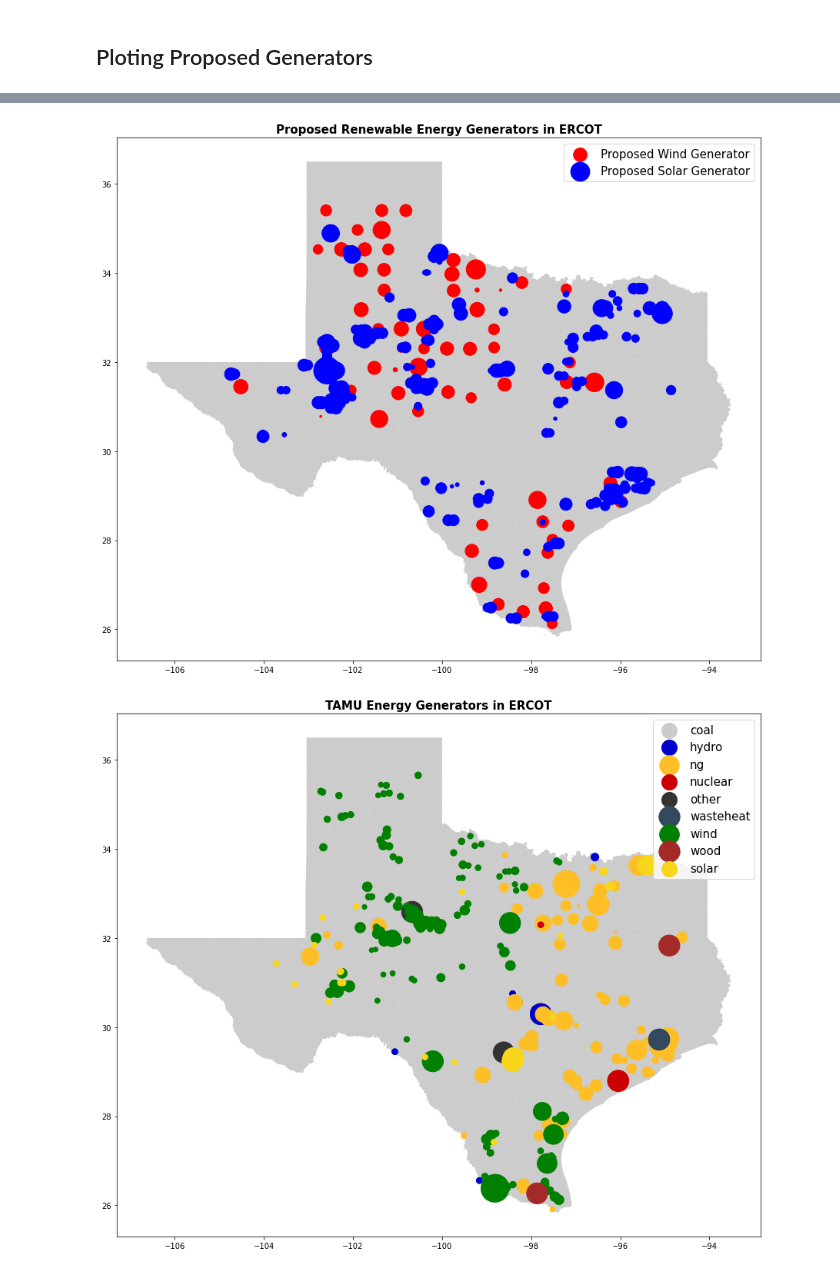
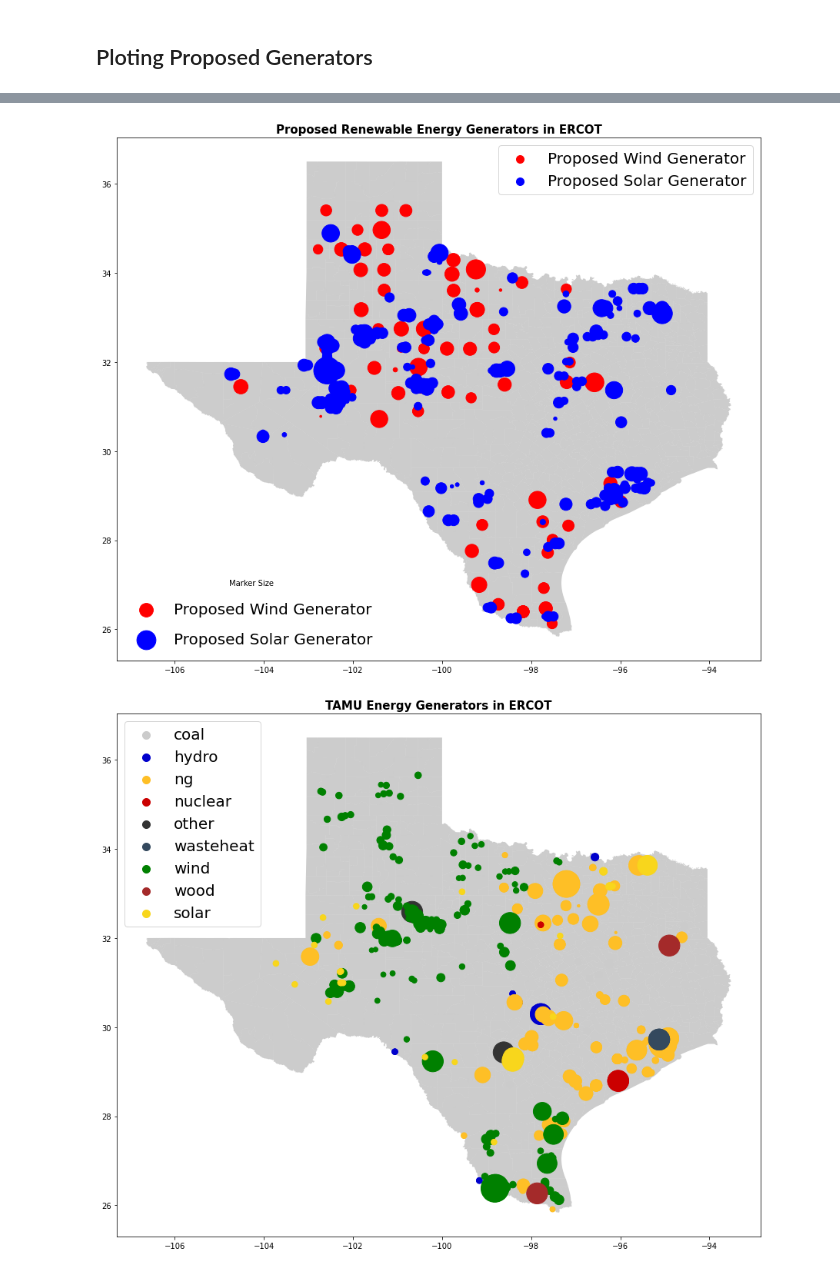
Before and after one commit to alberlin232/ML-Energy-Capstone, a Jupyter notebook: ERCOT/Capacity and Location.ipynb, the cells around one changed output, grey strips where cells are left out. Cells and saved outputs as stored; diff of their text form; code cells hidden in the pictures.

Commit message:
Added Marker size scale

```diff
--- a/ERCOT/Capacity and Location.ipynb
+++ b/ERCOT/Capacity and Location.ipynb
@@ -93,6 +93,9 @@ plt.title('Existing Renewable Energy Generators in ERCOT', fontsize=15,fontweigh
 
 
 #geo_wind_real['geometry'].plot(ax = ax, markersize = 20, color = "blue", marker="o", label= "Existing Wind Generator")
-plt.legend(prop={'size':15})
+#plt.legend(prop={'size':15})
+lgnd = plt.legend(scatterpoints=1, fontsize=20)
+for handle in lgnd.legendHandles:
+    handle.set_sizes([100.0])
 plt.show()
 # %% [output]
@@ -117,10 +130,24 @@ geo_solar_pro.plot(ax=ax, marker='o', color='blue', markersize=geo_solar_pro['AC
 plt.title('Proposed Renewable Energy Generators in ERCOT', fontsize=15,fontweight='bold')
 
 #geo_wind_real['geometry'].plot(ax = ax, markersize = 20, color = "blue", marker="o", label= "Existing Wind Generator")
-plt.legend(prop={'size':15})
+#plt.legend(prop={'size':15})
+lgnd = plt.legend(scatterpoints=1, fontsize=20)
+for handle in lgnd.legendHandles:
+    handle.set_sizes([100.0])
+
+ax.add_artist(lgnd)
+
+for area in [10, 100, 500, 1000]:
+    plt.plot([], [], markersize=area,)
+plt.legend(loc='lower left',scatterpoints=1, frameon=False, labelspacing=1, fontsize = 20)
+#from matplotlib.legend import Legend
+#leg = Legend(ax, scatterpoints=1,
+             #loc='lower right', frameon=False)
+#ax.add_artist(leg);
+
 plt.show()
 # %% [output]
-[figure, old version]
+[figure, new version]
 # %%
 geometry4 = [Point(xy) for xy in zip(gen['lon'], gen['lat'])]
 geo_gen = gpd.GeoDataFrame(gen, geometry = geometry4)
@@ -128,18 +155,21 @@ geo_gen = gpd.GeoDataFrame(gen, geometry = geometry4)
 # %%
 fig, ax = plt.subplots(figsize = (15,15))
 texas.plot(ax = ax, alpha = 0.4, color="grey")
 
 for fueltype, color in colorb.items():
     geo_gen[geo_gen.fuel == fueltype].plot(ax=ax, marker='o', color=color, markersize=geo_gen['pow'],legend=True, label=fueltype)
 
 #geo_gen.plot(ax=ax, marker='o', color=(.2,.2,.2), markersize=geo_gen['pow'])
 #geo_solar_real.plot(ax=ax, marker='o', color='blue', markersize=geo_solar_real['AC_capacity_MW'], label="Existing Solar Generator")
 
 plt.title('TAMU Energy Generators in ERCOT', fontsize=15,fontweight='bold')
 
 
 #geo_wind_real['geometry'].plot(ax = ax, markersize = 20, color = "blue", marker="o", label= "Existing Wind Generator")
-plt.legend(prop={'size':15})
+#plt.legend(prop={'size':15})
+lgnd = plt.legend(scatterpoints=1, fontsize=20)
+for handle in lgnd.legendHandles:
+    handle.set_sizes([100.0])
 plt.show()
 # %% [output]
-[figure, old version]
+[figure, new version]
```
Also changed, not shown: parts of 3 cells of this notebook.
